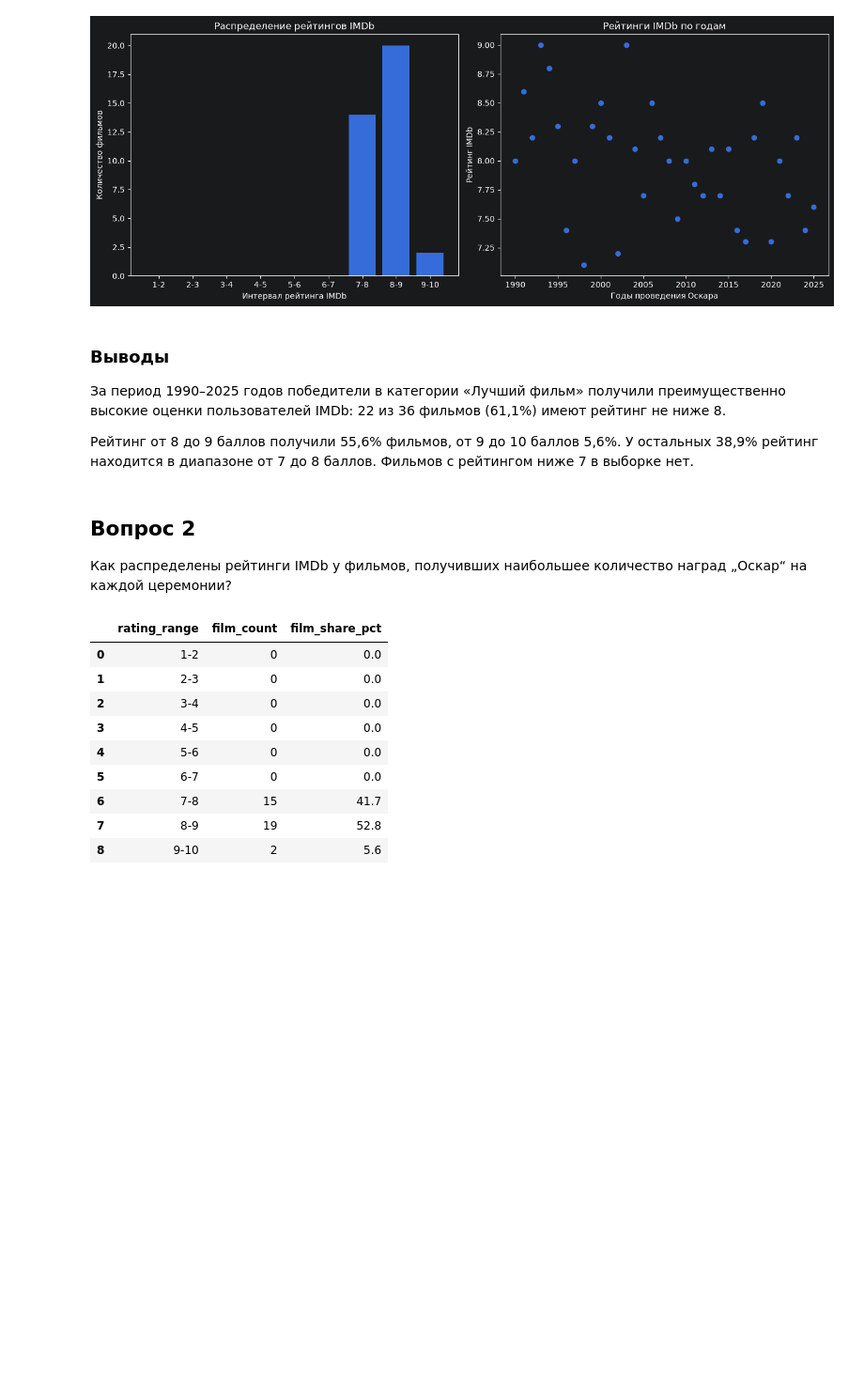
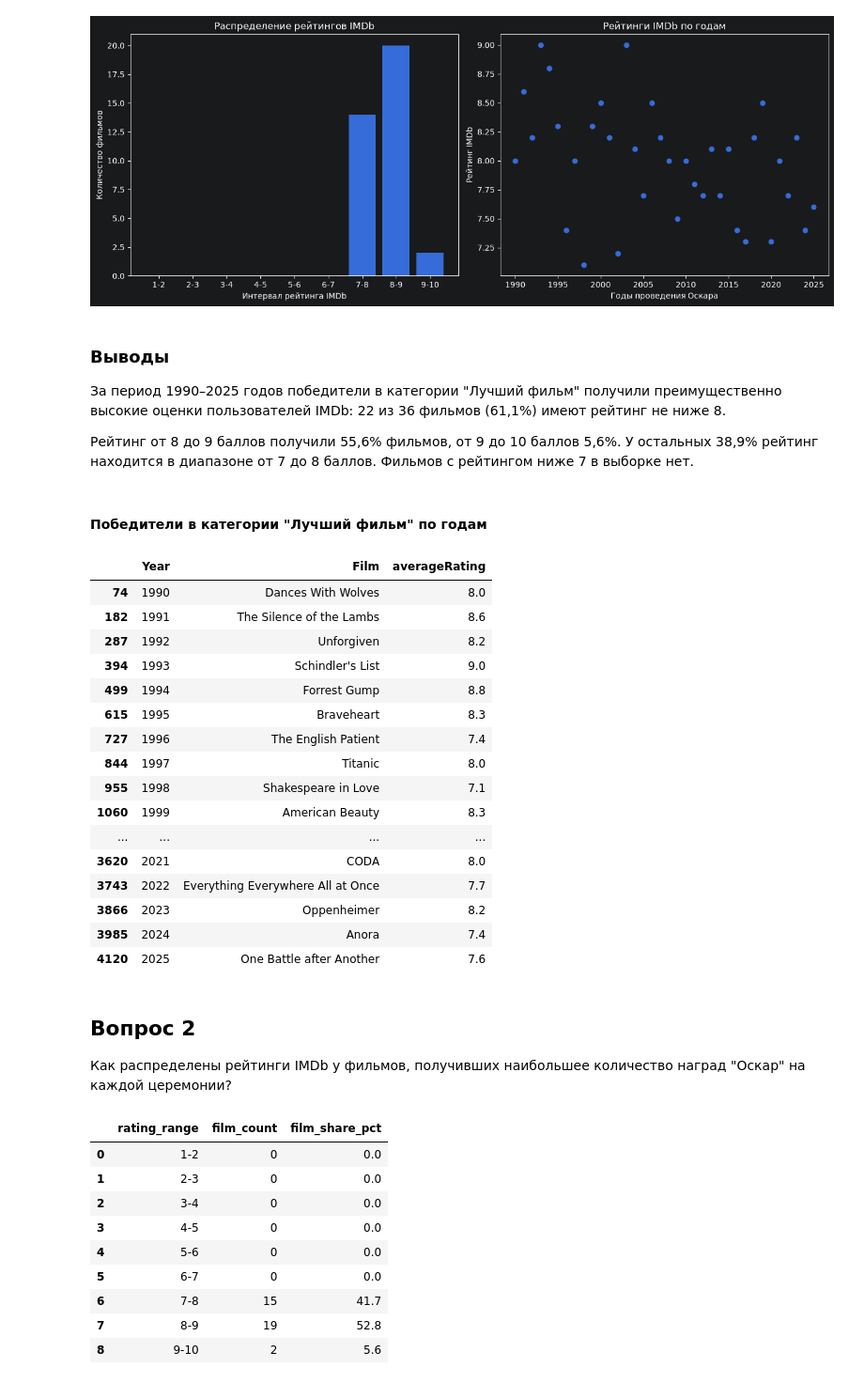
Before and after one commit to STPolya/oscars-imdb-analysis, a Jupyter notebook: analysis.ipynb, the cells around one changed output. Shown at 94% size. Cells and saved outputs as stored; diff of their text form; code cells hidden in the pictures; blank space fills up the shorter version.

Commit message:
Added tables with movies

```diff
--- a/analysis.ipynb
+++ b/analysis.ipynb
@@ -28,10 +31,10 @@ nominations_ratings = nominations.merge(
 from modules.calculating import calculate_rating_distribution
 best_films = nominations_ratings.loc[
     (nominations_ratings['Winner'] == True) & (nominations_ratings['CanonicalCategory'] == 'BEST PICTURE'),
-    ['Year', 'averageRating']
+    ['Year', 'Film', 'averageRating']
 ]
-best_distribution = calculate_rating_distribution(best_films)
-display(best_distribution)
+best_distribution = calculate_rating_distribution(best_films[['Year', 'averageRating']])
+best_distribution
 # %% [output]
 |  | rating_range | film_count | film_share_pct |
 | 0 | 1-2 | 0 | 0.0 |
@@ -62,12 +65,34 @@ plt.show()
 [figure]
 # %% [markdown]
 ### Выводы
-За период 1990–2025 годов победители в категории «Лучший фильм» получили преимущественно высокие оценки пользователей IMDb: 22 из 36 фильмов (61,1%) имеют рейтинг не ниже 8.
+За период 1990–2025 годов победители в категории "Лучший фильм" получили преимущественно высокие оценки пользователей IMDb: 22 из 36 фильмов (61,1%) имеют рейтинг не ниже 8.
 
 Рейтинг от 8 до 9 баллов получили 55,6% фильмов, от 9 до 10 баллов 5,6%. У остальных 38,9% рейтинг находится в диапазоне от 7 до 8 баллов. Фильмов с рейтингом ниже 7 в выборке нет.
+# %% [markdown]
+#### Победители в категории "Лучший фильм" по годам
+# %%
+best_films
+# %% [output]
+|  | Year | Film | averageRating |
+| 74 | 1990 | Dances With Wolves | 8.0 |
+| 182 | 1991 | The Silence of the Lambs | 8.6 |
+| 287 | 1992 | Unforgiven | 8.2 |
+| 394 | 1993 | Schindler's List | 9.0 |
+| 499 | 1994 | Forrest Gump | 8.8 |
+| 615 | 1995 | Braveheart | 8.3 |
+| 727 | 1996 | The English Patient | 7.4 |
+| 844 | 1997 | Titanic | 8.0 |
+| 955 | 1998 | Shakespeare in Love | 7.1 |
+| 1060 | 1999 | American Beauty | 8.3 |
+| ... | ... | ... | ... |
+| 3620 | 2021 | CODA | 8.0 |
+| 3743 | 2022 | Everything Everywhere All at Once | 7.7 |
+| 3866 | 2023 | Oppenheimer | 8.2 |
+| 3985 | 2024 | Anora | 7.4 |
+| 4120 | 2025 | One Battle after Another | 7.6 |
 # %% [markdown]
 ## Вопрос 2
-Как распределены рейтинги IMDb у фильмов, получивших наибольшее количество наград „Оскар“ на каждой церемонии?
+Как распределены рейтинги IMDb у фильмов, получивших наибольшее количество наград "Оскар" на каждой церемонии?
 # %%
 top_awarded_films = (
     nominations_ratings.loc[
```
Also changed, not shown: parts of 8 cells of this notebook, 2 other files.
